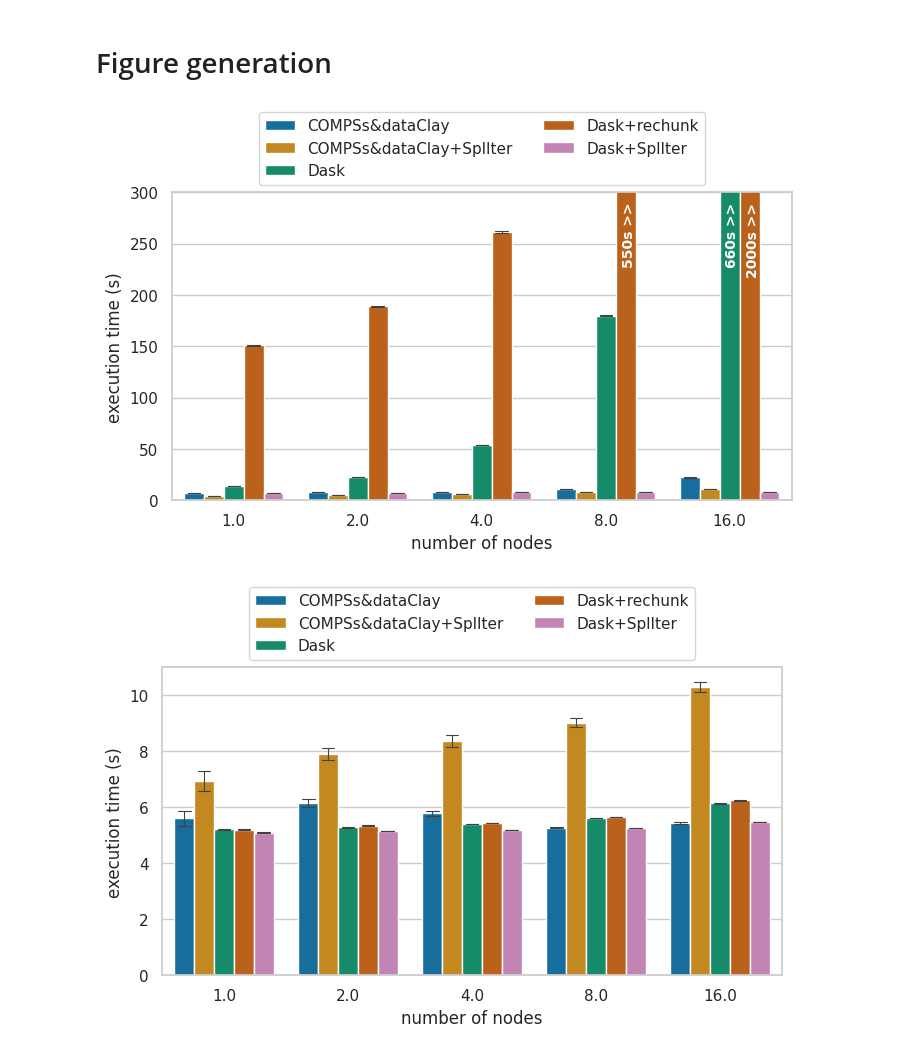
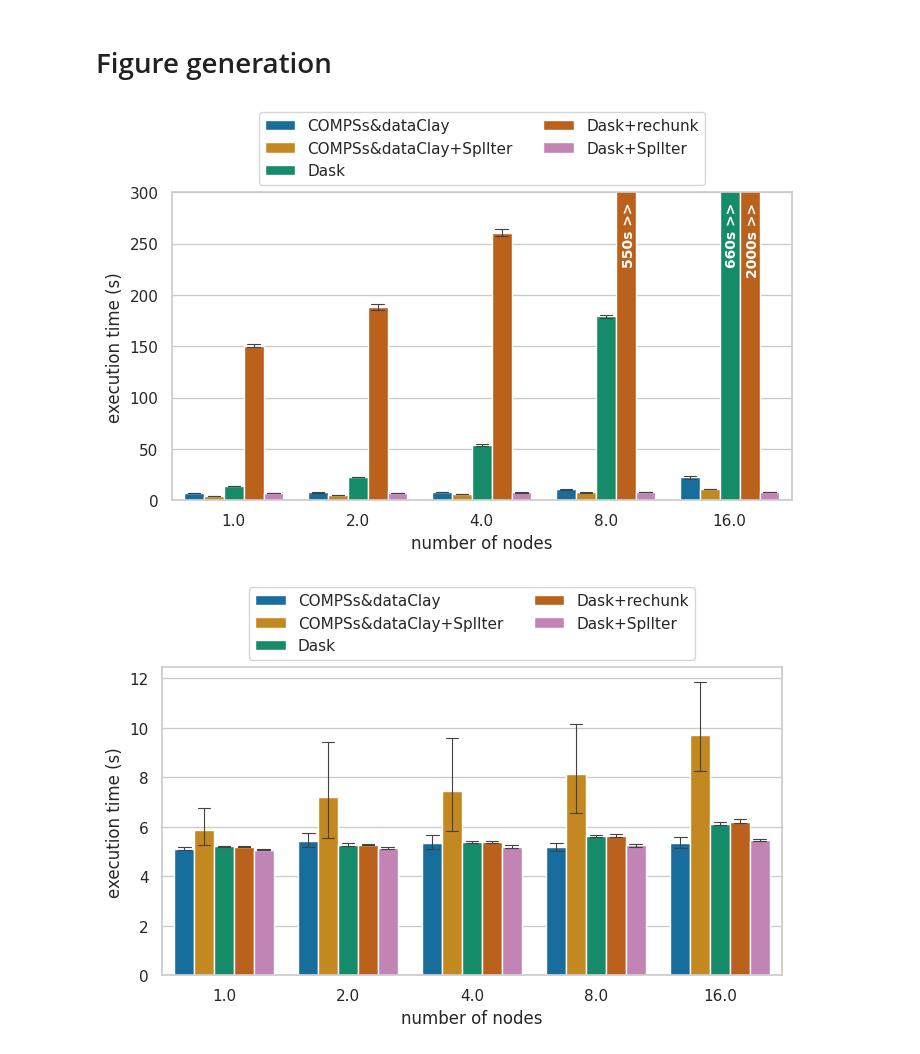
Before and after one commit to bsc-dom/split-miniapps, a Jupyter notebook: analysis/histogram.ipynb, the cells around one changed output. Cells and saved outputs as stored; diff of their text form; code cells hidden in the pictures.

```diff
--- a/analysis/histogram.ipynb
+++ b/analysis/histogram.ipynb
@@ -189,7 +193,7 @@ ax = sns.barplot(y="iteration_time", x="nodes", hue="mode",
                  data=small_blocks_data,
                  capsize=0.1,
                  errwidth=0.8,
-                 errorbar="se",
+                 errorbar=("pi", 50),
                  hue_order=hue_order,
                  palette="colorblind")
 
@@ -216,7 +220,7 @@ ax = sns.barplot(y="iteration_time", x="nodes", hue="mode",
                  data=big_blocks_data,
                  capsize=0.1,
                  errwidth=0.8,
-                 errorbar="se",
+                 errorbar=("pi", 50),
                  hue_order=hue_order,
                  palette="colorblind")
 
@@ -232,33 +236,33 @@ sns.move_legend(
 
 save_tweaks("histogram-weakscaling_bigblocks.pdf")
 plt.show()
 
 ax = sns.barplot(y="iteration_time", x="granularity_index", hue="mode",
                  data=sweep_data,
                  capsize=0.1,
                  errwidth=0.8,
-                 errorbar="se",
+                 errorbar=("pi", 50),
                  hue_order=hue_order,
                  palette="colorblind")
 
 h, l = ax.get_legend_handles_labels()
 ax.legend(h, ["COMPSs&dataClay", "COMPSs&dataClay+SplIter", "Dask", "Dask+rechunk", "Dask+SplIter"])
 ax.set_ylabel("execution time (s)")
 ax.set_xlabel("blocks per core")
 
 sns.move_legend(
     ax, "lower center",
     bbox_to_anchor=(.5, 1), ncol=2, title=None, frameon=True,
 )
 
 ax.set_ylim([0, 32])
 ax.text(1.19, 32, "200s >>  ", ha="center", va="top", rotation=90, color="white", weight="semibold", fontsize=10)
 ax.text(2.19, 32, "220s >>  ", ha="center", va="top", rotation=90, color="white", weight="semibold", fontsize=10)
 ax.text(3.19, 32, "550s >>  ", ha="center", va="top", rotation=90, color="white", weight="semibold", fontsize=10)
 ax.text(3.02, 32, "180s >>  ", ha="center", va="top", rotation=90, color="white", weight="semibold", fontsize=10)
 
 save_tweaks("histogram-blocksweep.pdf")
 plt.show()
 # %% [output]
-[figure, old version]
+[figure, new version]
-[figure, old version]
+[figure, new version]
```
Also changed, not shown: parts of 7 cells of this notebook, 15 other files.
